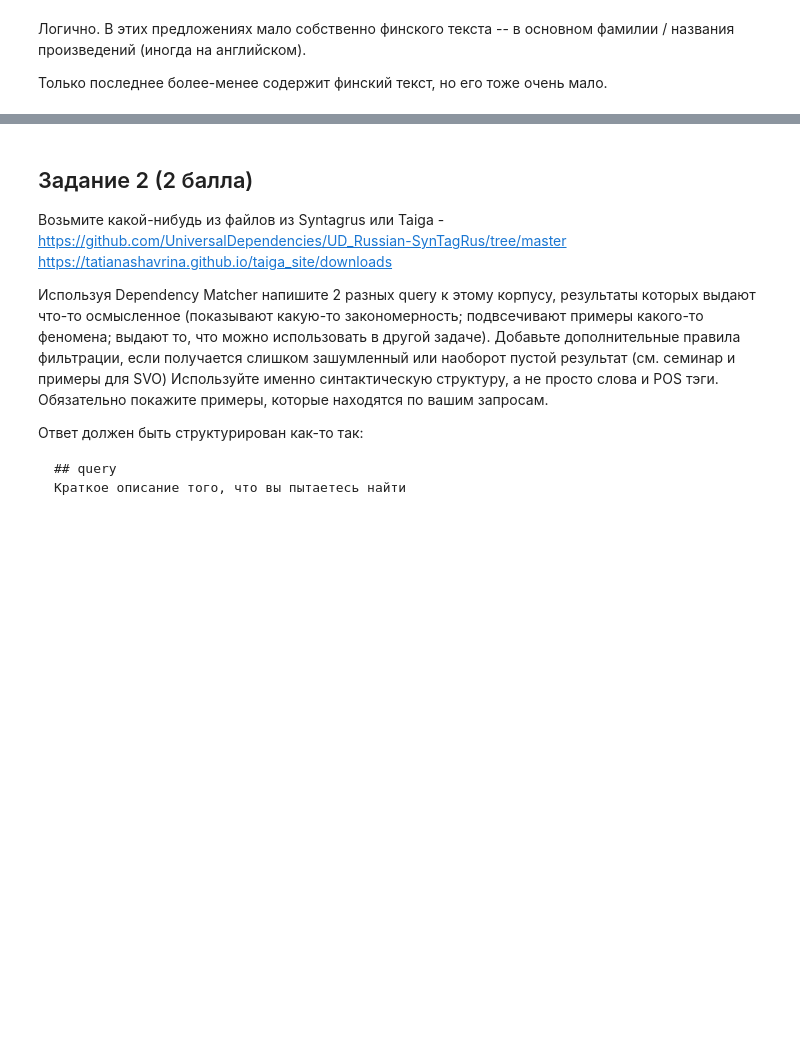
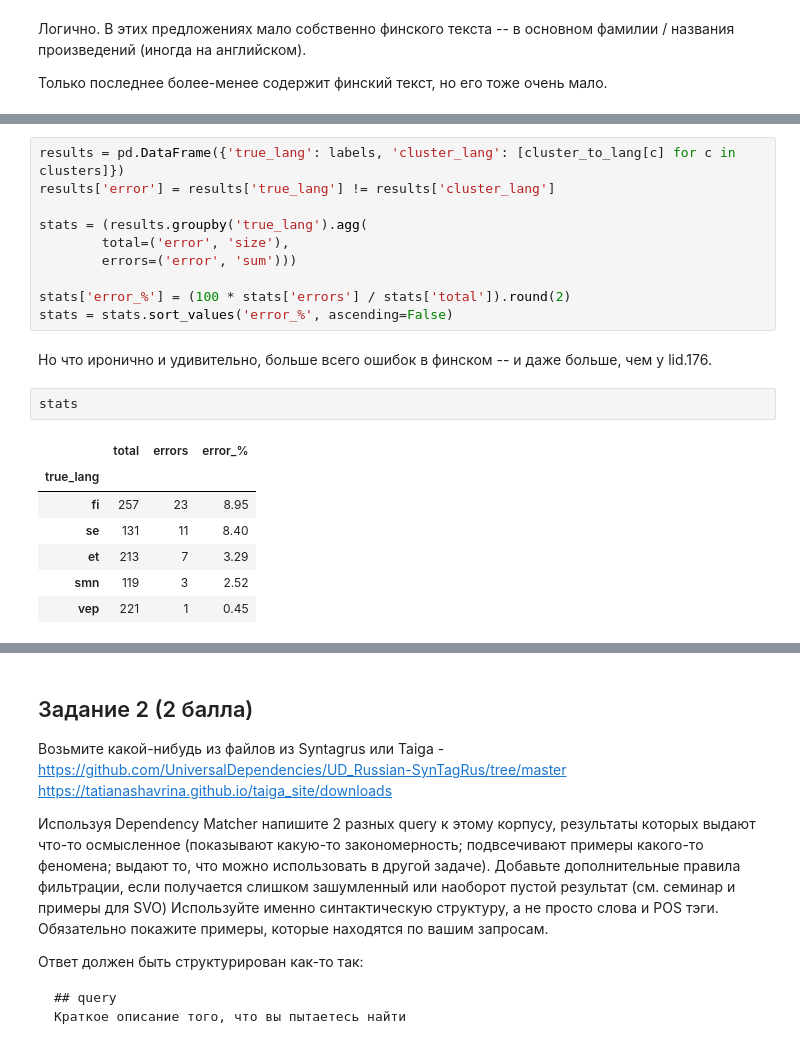
Before and after one commit to katykool/MA_2026_CompLing, a Jupyter notebook: hw4/Sherstneva_04_homework.ipynb, the cells around one changed output, grey strips where cells are left out. Cells and saved outputs as stored; diff of their text form; blank space fills up the shorter version.

```diff
--- a/hw4/Sherstneva_04_homework.ipynb
+++ b/hw4/Sherstneva_04_homework.ipynb
@@ -281,0 +350,22 @@ for i in fi_errors.index:
+# %%
+results = pd.DataFrame({'true_lang': labels, 'cluster_lang': [cluster_to_lang[c] for c in clusters]})
+results['error'] = results['true_lang'] != results['cluster_lang']
+
+stats = (results.groupby('true_lang').agg(
+        total=('error', 'size'),
+        errors=('error', 'sum')))
+
+stats['error_%'] = (100 * stats['errors'] / stats['total']).round(2)
+stats = stats.sort_values('error_%', ascending=False)
+# %% [markdown]
+Но что иронично и удивительно, больше всего ошибок в финском -- и даже больше, чем у lid.176.
+# %%
+stats
+# %% [output]
+|  | total | errors | error_% |
+| true_lang |  |  |  |
+| fi | 257 | 23 | 8.95 |
+| se | 131 | 11 | 8.40 |
+| et | 213 | 7 | 3.29 |
+| smn | 119 | 3 | 2.52 |
+| vep | 221 | 1 | 0.45 |
```
Also changed, not shown: parts of 17 cells of this notebook.
